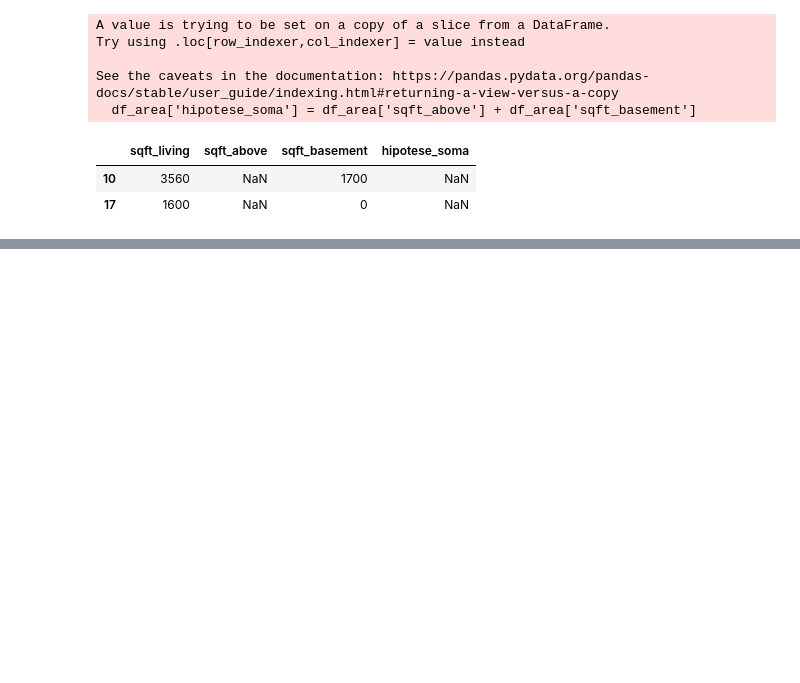
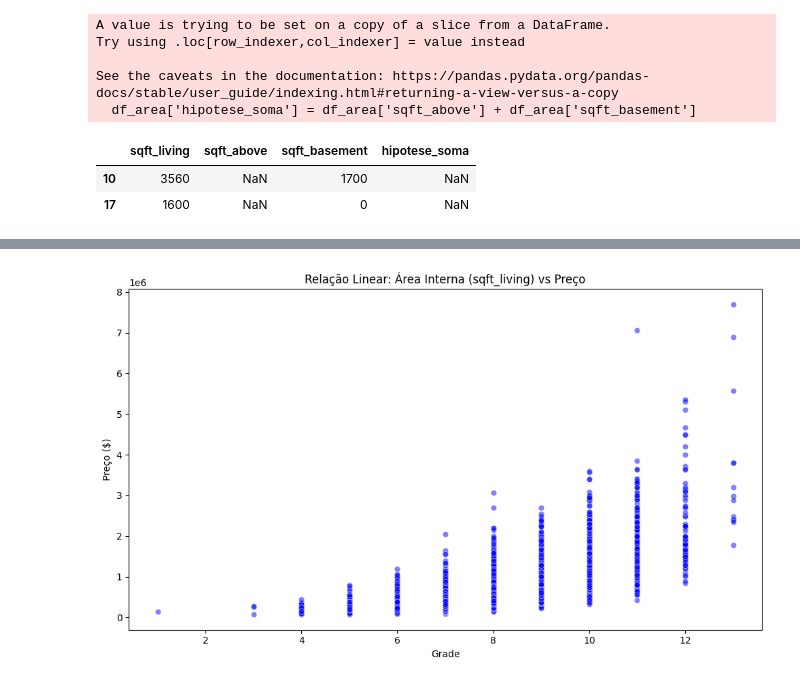
Before and after one commit to programagiovanni-code/sctec_projeto, a Jupyter notebook: tratamento/filtro.ipynb, the cells around one changed output, grey strips where cells are left out. Saved outputs shown, nothing was run; the diff lists cells and outputs as text; code cells hidden in the pictures; blank space fills up the shorter version.

```diff
--- a/tratamento/filtro.ipynb
+++ b/tratamento/filtro.ipynb
@@ -134,0 +170,11 @@ df_novascolunas
+# %%
+plt.figure(figsize=(10, 6))
+sns.scatterplot(data=df_eda, x='grade', y='price', alpha=0.5, color='blue')
+
+plt.title('Relação Linear: Área Interna (sqft_living) vs Preço')
+plt.xlabel('Grade')
+plt.ylabel('Preço ($)')
+plt.tight_layout()
+plt.show()
+# %% [output]
+[figure, added]
```
Also changed, not shown: parts of 16 cells of this notebook, 2 other files.
